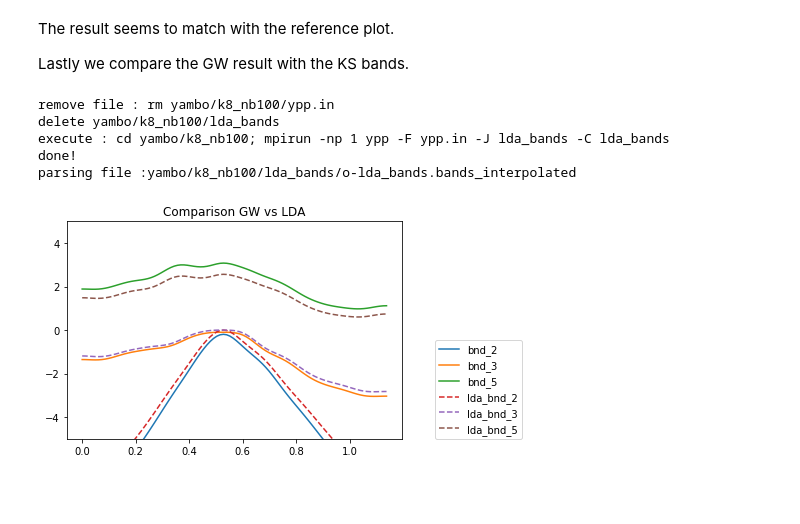
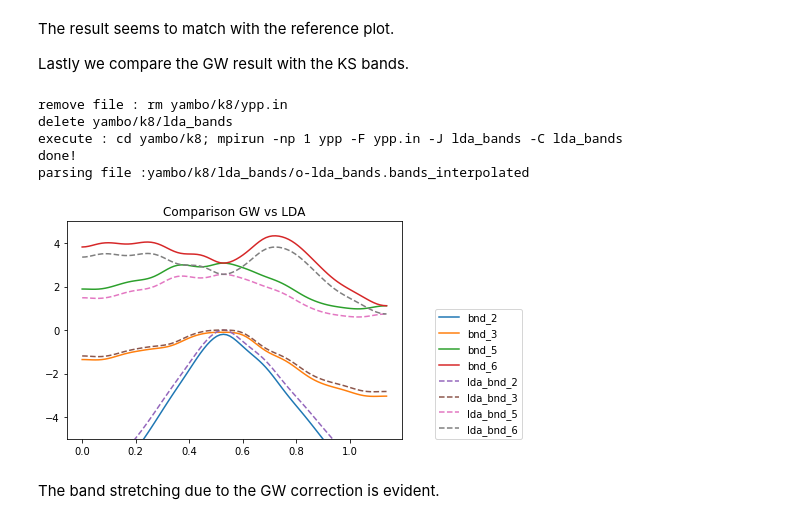
Before and after one commit to marcodalessandro76/Yambo-nb, a Jupyter notebook: Si-equilibrium/GW convergence analysis/GW Convergence Analysis.ipynb, the cells around one changed output. Cells and saved outputs as stored; diff of their text form; code cells hidden in the pictures; blank space fills up the shorter version.

```diff
--- a/Si-equilibrium/GW convergence analysis/GW Convergence Analysis.ipynb
+++ b/Si-equilibrium/GW convergence analysis/GW Convergence Analysis.ipynb
@@ -74,3 +70,6 @@ nscf_nbnds = [100]
+# %%
+nscf_kpoints = [2,4,6,8]
+nscf_nbnds = 100
 # %%
 reload(R)
 nscfDict = R.buildNscf(nscf_kpoints,nscf_nbnds,scf_kconv,scf_ecutconv)
@@ -610,11 +608,11 @@ kval = 8
 firstbnd = 1
 lastbnd = 8
 bands_step = 50
-kfold = yamboDic[kval][100]['folder']
+kfold = yamboDic[kval]['folder']
 path = [L,GAMMA,X]
 print 'path : ',path
 # simulation(s) for which bands are plotted
-study = yamboDic[kval][100]['pp'][50]
+study = yamboDic[kval]['pp'][50]
 # %% [output]
 path :  [[0.5, 0.5, 0.5], [0.0, 0.0, 0.0], [0.0, 0.5, 0.5]]
 # %%
@@ -632,6 +629,6 @@ parsing file :yambo/k8_nb100/pp_G0nb50_bands/o-pp_G0nb50_bands.bands_interpolate
 # %%
 k = study['bnds']['results']['kaxis']
-for b in [2,3,4,5,6,7]:
+for b in [1,2,3,4,5,6,7]:
     if b >= firstbnd and b <= lastbnd:
         bshift = b-firstbnd
         bndS = study['bnds']['results']['bndStructure'][bshift]
@@ -647,35 +644,37 @@ The result seems to match with the reference plot.
 
 Lastly we compare the GW result with the KS bands.
 # %%
-yamboDic[kval][100]['lda_bands'] = {'jobName' : 'lda'}
-lda = yamboDic[kval][100]['lda_bands']
+yamboDic[kval]['lda_bands'] = {'jobName' : 'lda'}
+lda = yamboDic[kval]['lda_bands']
 # %%
 R.buildYPPbands(kfold,lda,firstbnd,lastbnd,50,path)
 R.runYPPbands(kfold,lda)
 R.parserBandsResults(kfold,lda,firstbnd,lastbnd)
 # %% [output]
-remove file : rm yambo/k8_nb100/ypp.in
-delete yambo/k8_nb100/lda_bands
-execute : cd yambo/k8_nb100; mpirun -np 1 ypp -F ypp.in -J lda_bands -C lda_bands
+remove file : rm yambo/k8/ypp.in
+delete yambo/k8/lda_bands
+execute : cd yambo/k8; mpirun -np 1 ypp -F ypp.in -J lda_bands -C lda_bands
 done!
-parsing file :yambo/k8_nb100/lda_bands/o-lda_bands.bands_interpolated
+parsing file :yambo/k8/lda_bands/o-lda_bands.bands_interpolated
 # %%
 k = study['bnds']['results']['kaxis']
-for b in [2,3,5]:
+for b in [2,3,5,6]:
     if b >= firstbnd and b <= lastbnd:
         bshift = b-firstbnd
         bndS = study['bnds']['results']['bndStructure'][bshift]
         plt.plot(k,bndS,label='bnd_'+str(b))
 
 k = lda['bnds']['results']['kaxis']
-for b in [2,3,5]:
+for b in [2,3,5,6]:
     if b >= firstbnd and b <= lastbnd:
         bshift = b-firstbnd
         bndS = lda['bnds']['results']['bndStructure'][bshift]
         plt.plot(k,bndS,linestyle = '--',label='lda_bnd_'+str(b))
 plt.ylim(-5,5)
 plt.title('Comparison GW vs LDA')
 plt.legend(loc=(1.1,0))
 plt.show()
 # %% [output]
-[figure, old version]
+[figure, new version]
+# %% [markdown]
+The band stretching due to the GW correction is evident.
```
Also changed, not shown: parts of 23 cells of this notebook, 1 other file.
